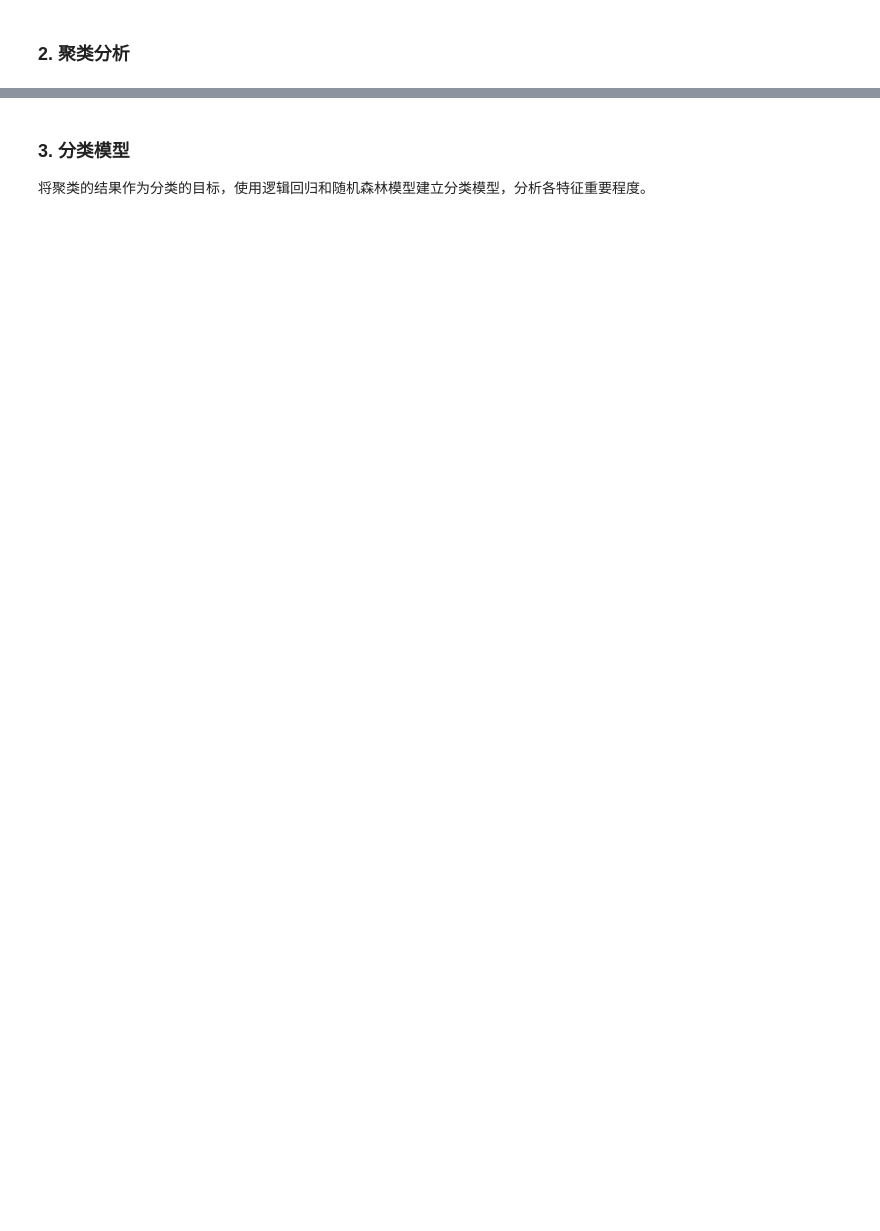
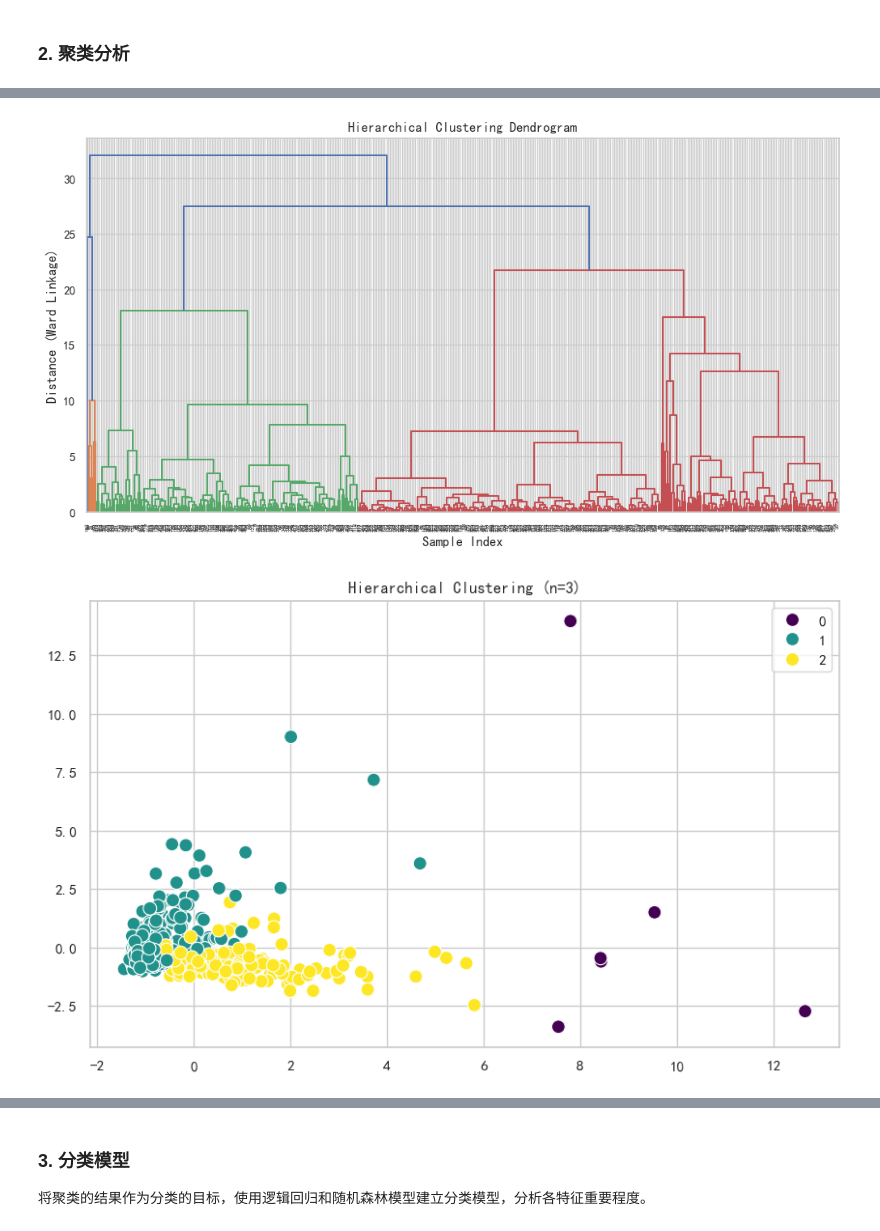
Before and after one commit to VasantLong/ml2025, a Jupyter notebook: hw/课后实践03.ipynb, the cells around one changed output, grey strips where cells are left out. Drawn from its saved outputs; the diff is of its cells as text; code cells hidden in the pictures; blank space fills up the shorter version.

```diff
--- a/hw/课后实践03.ipynb
+++ b/hw/课后实践03.ipynb
@@ -22,0 +183,35 @@
+# %%
+from sklearn.cluster import AgglomerativeClustering
+import scipy.cluster.hierarchy as sch
+
+# --- 第一步：绘制树状图 (Dendrogram) ---
+plt.figure(figsize=(12, 6))
+plt.title('Hierarchical Clustering Dendrogram')
+plt.xlabel('Sample Index')
+plt.ylabel('Distance (Ward Linkage)')
+
+# 使用 ward 连接法，最小化簇内方差
+dendrogram = sch.dendrogram(sch.linkage(pcs, method='ward'))
+# 如果想画一条水平线辅助切分，可以加这行：
+# plt.axhline(y=20, color='r', linestyle='--')
+plt.show()
+
+# --- 第二步：根据树状图切分聚类 ---
+# 观察树状图，看最长的纵向线条在哪里被横线切断最合适
+# n_clusters 是你想保留的簇数量
+n_clusters_hc = 3
+
+hc = AgglomerativeClustering(n_clusters=n_clusters_hc, linkage='ward')
+clusters = hc.fit_predict(pcs)
+
+# 将结果存入 DataFrame
+df['Cluster'] = clusters
+
+# 可视化结果
+plt.figure(figsize=(10, 6))
+sns.scatterplot(x=pcs[:, 0], y=pcs[:, 1], hue=clusters, palette='viridis', s=100)
+plt.title(f'Hierarchical Clustering (n={n_clusters_hc})')
+plt.show()
+# %% [output]
+[figure, added]
+[figure, added]
```
Also changed, not shown: parts of 20 cells of this notebook.
